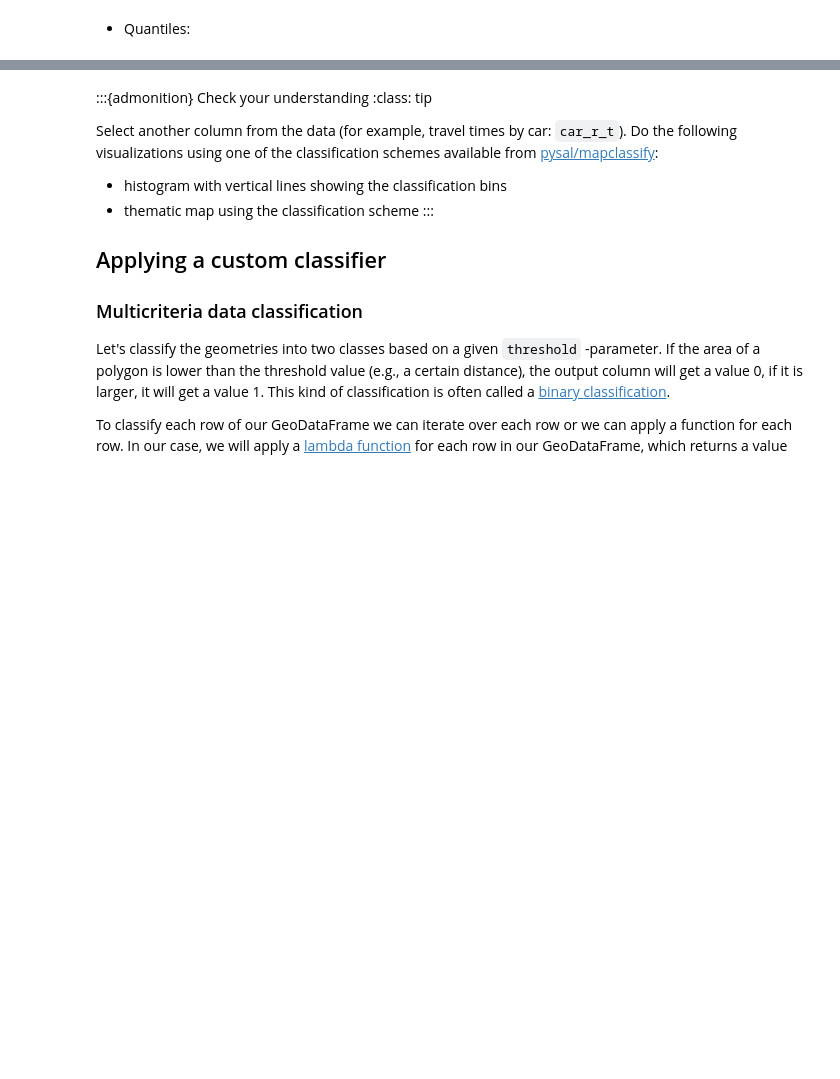
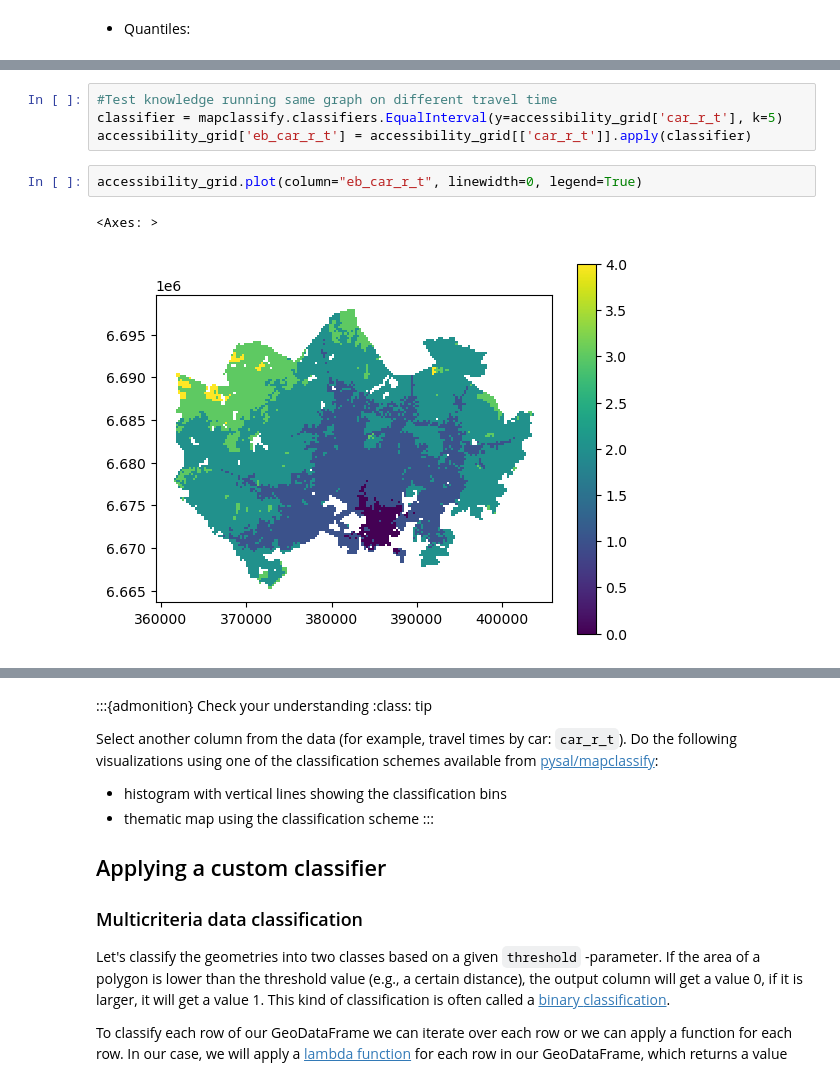
Before and after one commit to ab41996/automating-gis-processes, a Jupyter notebook: lessons/lesson-4/reclassifying-data.ipynb, the cells around one changed output, grey strips where cells are left out. Drawn from its saved outputs; the diff is of its cells as text; blank space fills up the shorter version.

```diff
--- a/lessons/lesson-4/reclassifying-data.ipynb
+++ b/lessons/lesson-4/reclassifying-data.ipynb
@@ -248,0 +286,9 @@ for break_point in classifier.bins:
+# %%
+#Test knowledge running same graph on different travel time
+classifier = mapclassify.classifiers.EqualInterval(y=accessibility_grid['car_r_t'], k=5)
+accessibility_grid['eb_car_r_t'] = accessibility_grid[['car_r_t']].apply(classifier)
+# %%
+accessibility_grid.plot(column="eb_car_r_t", linewidth=0, legend=True)
+# %% [output]
+<Axes: >
+[figure, added]
```
Also changed, not shown: parts of 14 cells of this notebook.
